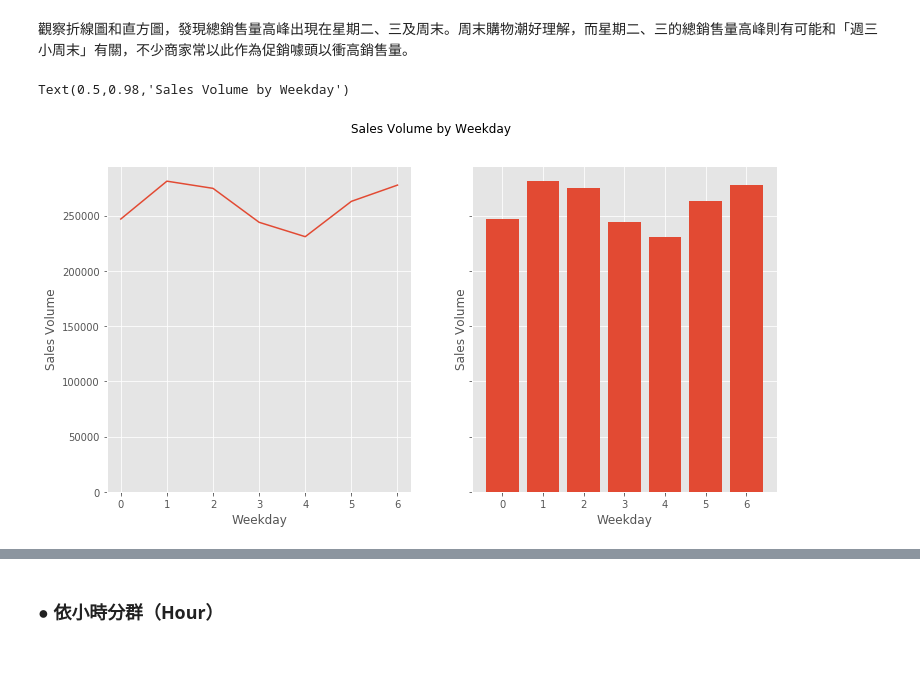
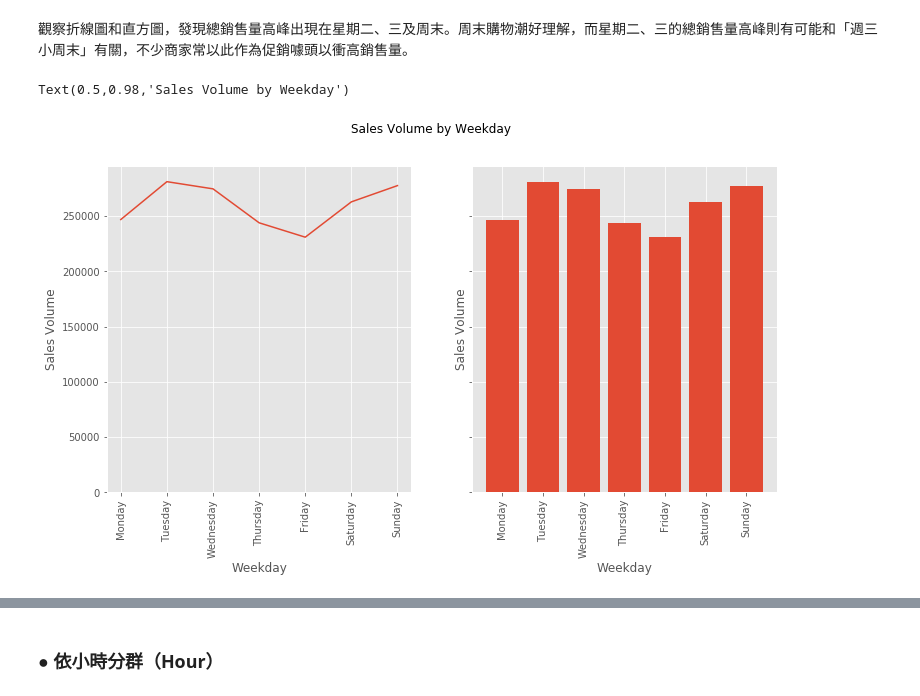
Before and after one commit to JessieChiu/CSXSpring2018_Python, a Jupyter notebook: week_3/week_3_91APP_Viz.ipynb, the cells around one changed output, grey strips where cells are left out. Cells and saved outputs as stored; diff of their text form; code cells hidden in the pictures; blank space fills up the shorter version.

Commit message:
Visualization complete

```diff
--- a/week_3/week_3_91APP_Viz.ipynb
+++ b/week_3/week_3_91APP_Viz.ipynb
@@ -210,17 +210,19 @@ data
 # %%
 fig, axs = plt.subplots(1, 2, figsize=(12, 6), sharey=True)
 
 axs[0].plot(data.index.values, data['Quantity']) # must use index values as x for categorical data
-axs[0].set_xticks(data.index.values, weekday_order) ###為甚麼出不來?!!
+axs[0].set_xticks(np.arange(len(data['Weekday'])))
+axs[0].set_xticklabels(data['Weekday'], rotation="vertical")
 axs[0].set_ylabel('Sales Volume')
 axs[0].set_xlabel('Weekday')
 
 axs[1].bar(data.index.values, data['Quantity']) # must use index values as x for categorical data
-axs[1].set_xticks(data.index.values, weekday_order)
+axs[1].set_xticks(np.arange(len(data['Weekday'])))
+axs[1].set_xticklabels(data['Weekday'], rotation="vertical")
 axs[1].set_ylabel('Sales Volume')
 axs[1].set_xlabel('Weekday')
 
 fig.suptitle('Sales Volume by Weekday')
 # %% [output]
 Text(0.5,0.98,'Sales Volume by Weekday')
-[figure, old version]
+[figure, new version]
```
Also changed, not shown: parts of 1 cell of this notebook.
